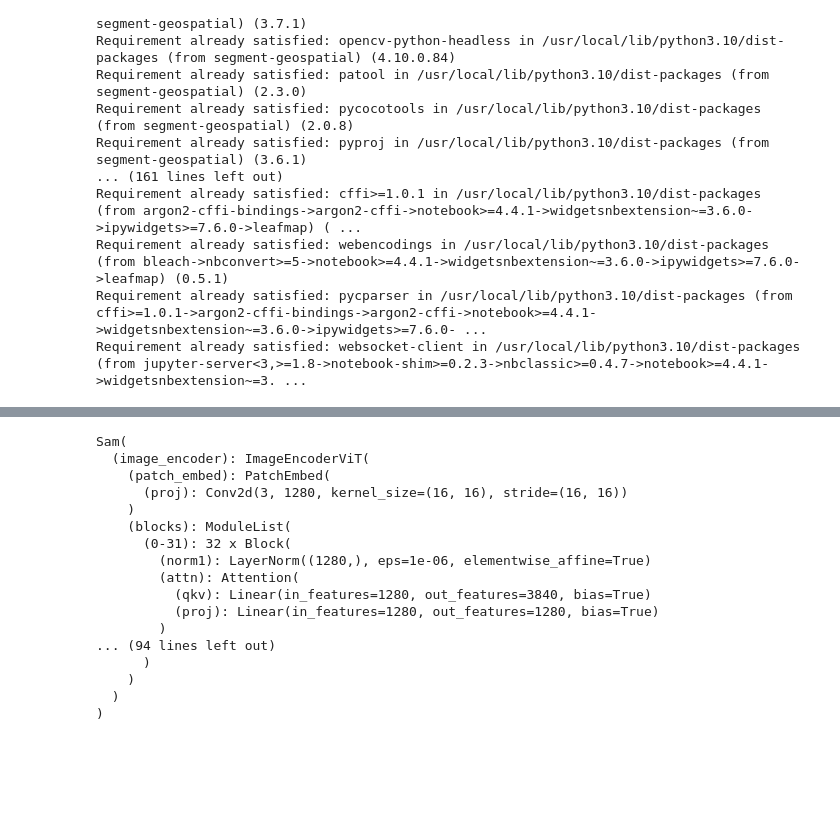
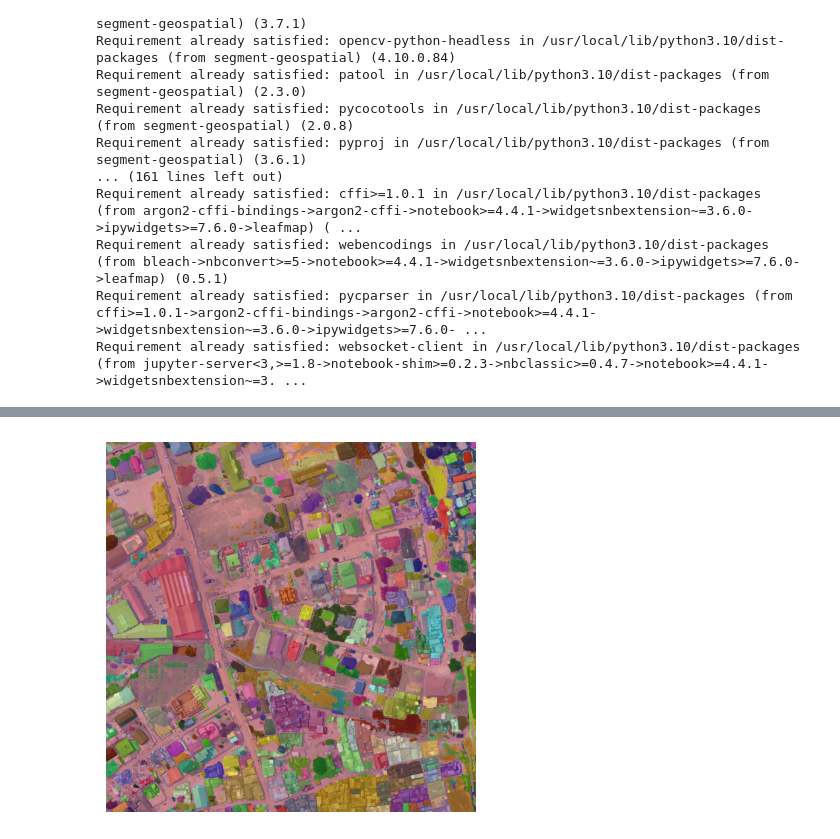
Before and after one commit to marieangeboum/rs-segsem-dil, a Jupyter notebook: image_notebook/sam_bbox_v01.ipynb, the cells around one changed output, grey strips where cells are left out. Cells and saved outputs as stored; diff of their text form; code cells hidden in the pictures; blank space fills up the shorter version.

```diff
--- a/image_notebook/sam_bbox_v01.ipynb
+++ b/image_notebook/sam_bbox_v01.ipynb
@@ -47 +277,12 @@ from segment_anything import sam_model_registry
+# %%
+# Fusionner img_with_masks avec l'image d'origine
+alpha = 0.5  # Facteur de transparence
+blended_image = cv2.addWeighted(img_arr, 1 - alpha, img_with_masks, alpha, 0)
+
+# Afficher l'image fusionnée
+plt.imshow(cv2.cvtColor(blended_image, cv2.COLOR_BGR2RGB))
+plt.axis('off')
+plt.show()
+# %% [output]
+[figure, added]
 # %%
@@ -160,27 +308,0 @@ clip_boxes = read_shapefile(shapefile)
-# %%
-import torch
-from segment_anything import sam_model_registry
-
-DEVICE = torch.device('cuda:0' if torch.cuda.is_available() else 'cpu')
-MODEL_TYPE = "vit_h"
-
-sam = sam_model_registry[MODEL_TYPE](checkpoint="/root/.cache/torch/hub/checkpoints/sam_vit_h_4b8939.pth")
-sam.to(device=DEVICE)
-# %% [output]
-Sam(
-  (image_encoder): ImageEncoderViT(
-    (patch_embed): PatchEmbed(
-      (proj): Conv2d(3, 1280, kernel_size=(16, 16), stride=(16, 16))
-    )
-    (blocks): ModuleList(
-      (0-31): 32 x Block(
-        (norm1): LayerNorm((1280,), eps=1e-06, elementwise_affine=True)
-        (attn): Attention(
-          (qkv): Linear(in_features=1280, out_features=3840, bias=True)
-          (proj): Linear(in_features=1280, out_features=1280, bias=True)
-        )
-... (94 lines left out)
-      )
-    )
-  )
-)
```
Also changed, not shown: parts of 19 cells of this notebook.
